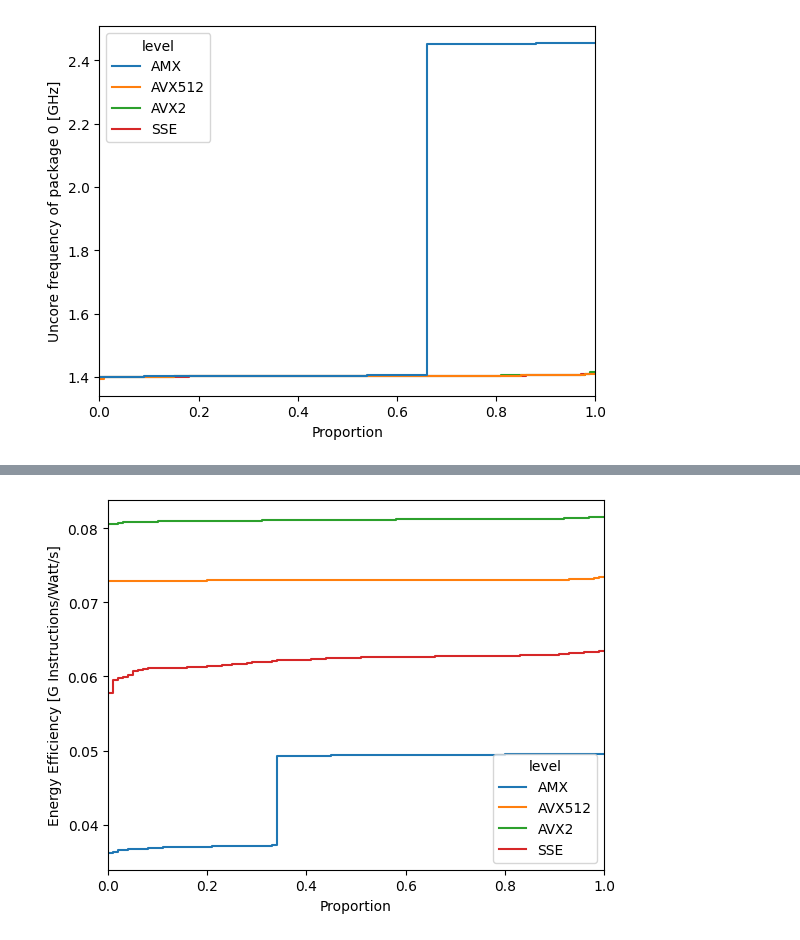
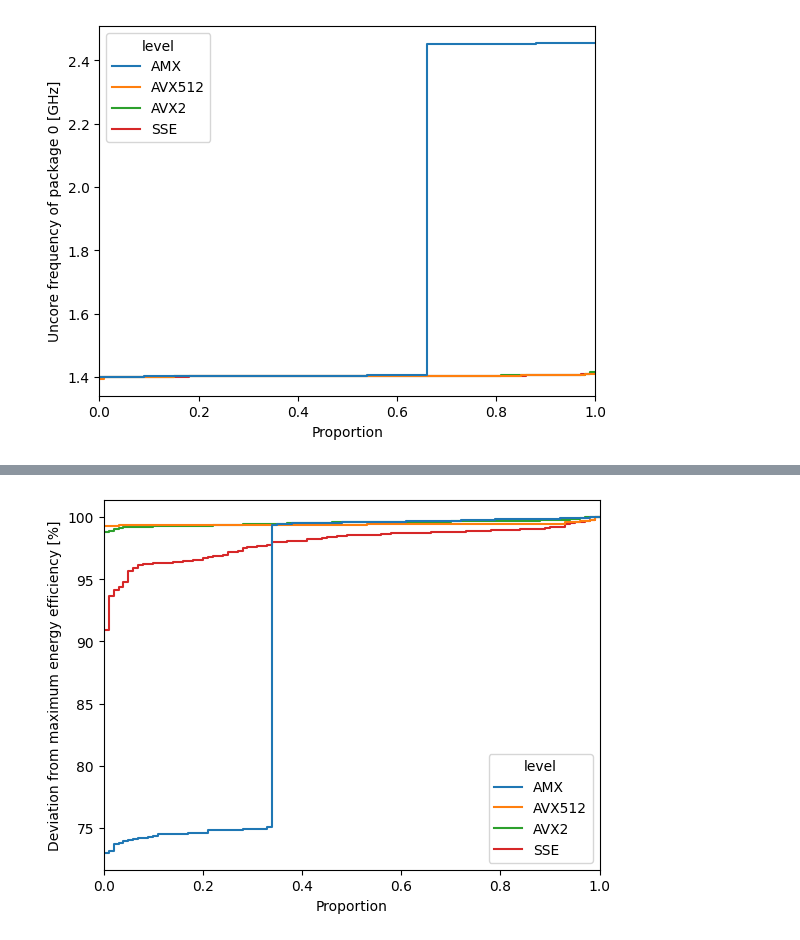
Before and after one commit to marenz2569/2025-sapphire-rapids-ee, a Jupyter notebook: measurements/avx-frequency-uncore-anomaly/Plot.ipynb, the cells around one changed output, grey strips where cells are left out. Cells and saved outputs as stored; diff of their text form; code cells hidden in the pictures.

```diff
--- a/measurements/avx-frequency-uncore-anomaly/Plot.ipynb
+++ b/measurements/avx-frequency-uncore-anomaly/Plot.ipynb
@@ -142,7 +142,9 @@ all_data_pivot
 400 rows × 9 columns
 # %%
 PERFORMANCE = 'Performance [G Instructions/s]'
+PERFORMANCE_DEVIATION = 'Deviation from mean performance [%]'
 ENERGY_EFFICIENCY = 'Energy Efficiency [G Instructions/Watt/s]'
+ENERGY_EFFICIENCY_DEVIATION = 'Deviation from maximum energy efficiency [%]'
 
 all_data_pivot[PERFORMANCE] = all_data_pivot[PERF_IPC] * all_data_pivot[MAX_TURBO_FREQ]
 all_data_pivot[ENERGY_EFFICIENCY] = all_data_pivot[PERFORMANCE] / all_data_pivot[POWER_WATT]
@@ -168,3 +170,11 @@ ax = sns.ecdfplot(data=all_data_pivot[UNCORE_FREQ].reset_index(), y=UNCORE_FREQ,
 savefig("../../thesis/fig/avx-frequency-uncore-anomaly-uncore-freq-ecdf")
 # %% [output]
 [figure]
+# %%
+df_performance_deviation = all_data_pivot[PERFORMANCE].reset_index()
+
+for key, value in df_performance_deviation.groupby("level"):
+    mean = value[PERFORMANCE].mean()
+    df_performance_deviation.loc[value.index, [PERFORMANCE_DEVIATION]] = (value[PERFORMANCE] / mean - 1) * 100
+
+print(df_performance_deviation)
@@ -175,0 +204,8 @@ savefig("../../thesis/fig/avx-frequency-uncore-anomaly-performance-ecdf")
+# %%
+df_energy_efficiency_deviation = all_data_pivot[ENERGY_EFFICIENCY].reset_index()
+
+for key, value in df_energy_efficiency_deviation.groupby("level"):
+    max = value[ENERGY_EFFICIENCY].max()
+    df_energy_efficiency_deviation.loc[value.index, [ENERGY_EFFICIENCY_DEVIATION]] = value[ENERGY_EFFICIENCY] / max  * 100
+
+print(df_energy_efficiency_deviation)
@@ -176,5 +230,5 @@ savefig("../../thesis/fig/avx-frequency-uncore-anomaly-performance-ecdf")
 # %%
-ax = sns.ecdfplot(data=all_data_pivot[ENERGY_EFFICIENCY].reset_index(), y=ENERGY_EFFICIENCY, hue='level', hue_order=hue_order)
+ax = sns.ecdfplot(data=df_energy_efficiency_deviation, y=ENERGY_EFFICIENCY_DEVIATION, hue='level', hue_order=hue_order)
 savefig("../../thesis/fig/avx-frequency-uncore-anomaly-energy-efficiency-ecdf")
 # %% [output]
-[figure, old version]
+[figure, new version]
```
Also changed, not shown: parts of 3 cells of this notebook, 6 other files.
